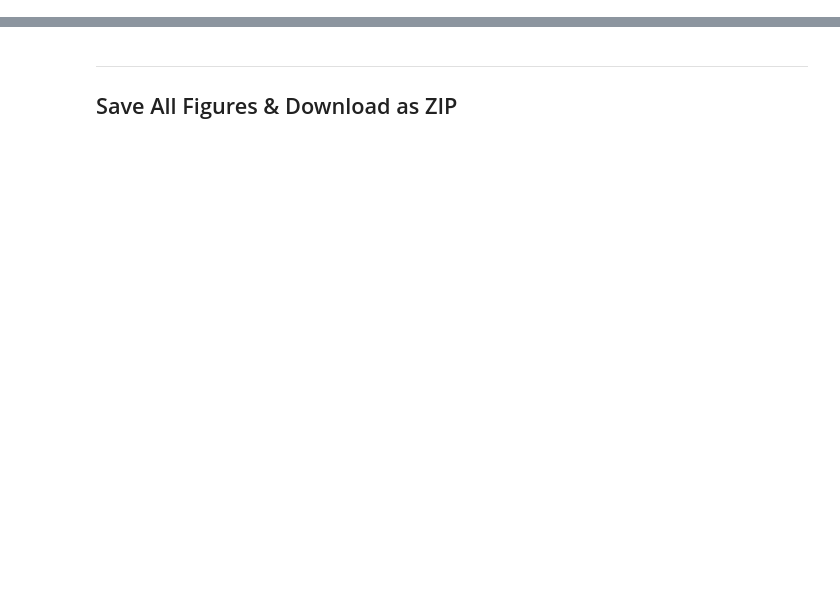
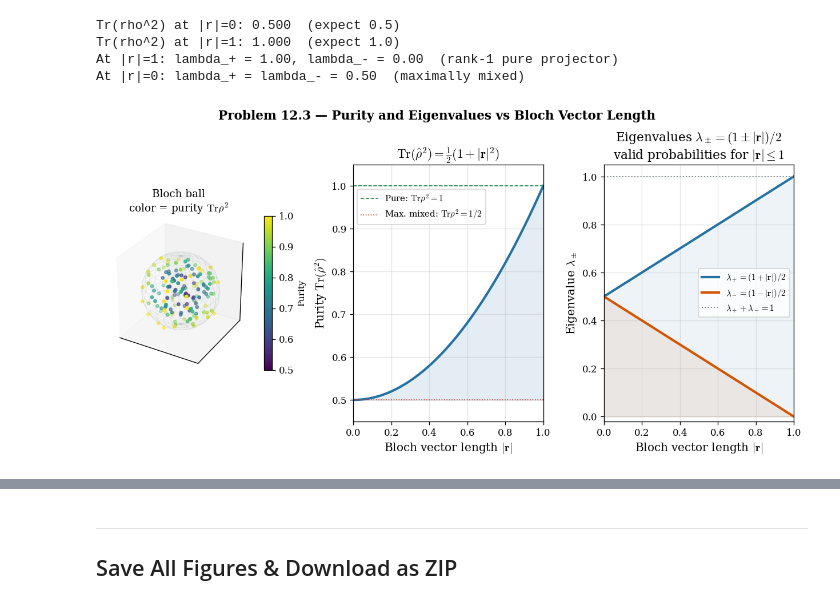
Before and after one commit to SeoulTechPSE/introduction_to_quantum_mechanics, a Jupyter notebook: ch12_visualizations.ipynb, the cells around one changed output, grey strips where cells are left out. Drawn from its saved outputs; the diff is of its cells as text; code cells hidden in the pictures; blank space fills up the shorter version.

```diff
--- a/ch12_visualizations.ipynb
+++ b/ch12_visualizations.ipynb
@@ -299,0 +100,70 @@ Purity formula check:
+# %%
+
+# Problem 12.3: Purity Tr(rho^2) = (1+|r|^2)/2 and eigenvalues (1+-|r|)/2
+
+fig = plt.figure(figsize=(13, 5.0))
+plt.subplots_adjust(top=0.86, wspace=0.32)
+
+# Left: 3D Bloch ball with sample points colored by purity
+ax = fig.add_subplot(1, 3, 1, projection='3d')
+u, v = np.mgrid[0:2*np.pi:30j, 0:np.pi:15j]
+xs, ys, zs = np.cos(u)*np.sin(v), np.sin(u)*np.sin(v), np.cos(v)
+ax.plot_wireframe(xs, ys, zs, color=GRAY, alpha=0.15, linewidth=0.4)
+
+np.random.seed(3)
+n_pts = 400
+pts = (np.random.rand(n_pts,3)-0.5)*2.4
+r_norm = np.linalg.norm(pts, axis=1)
+mask = r_norm <= 1.05
+pts, r_norm = pts[mask], r_norm[mask]
+purity = 0.5*(1+r_norm**2)
+sc = ax.scatter(pts[:,0],pts[:,1],pts[:,2], c=purity, cmap='viridis', s=10, vmin=0.5, vmax=1.0)
+ax.set_title('Bloch ball\ncolor = purity $\\mathrm{Tr}\\rho^2$', fontsize=11)
+ax.set_xticks([]); ax.set_yticks([]); ax.set_zticks([])
+ax.set_box_aspect([1,1,1])
+cb = fig.colorbar(sc, ax=ax, shrink=0.6, pad=0.05)
+cb.set_label('Purity', fontsize=9)
+
+# Middle: Tr(rho^2) vs |r|
+ax2 = fig.add_subplot(1, 3, 2)
+r_arr = np.linspace(0, 1, 200)
+purity_arr = 0.5*(1+r_arr**2)
+ax2.plot(r_arr, purity_arr, color=BLUE, lw=2.5)
+ax2.axhline(1.0, color=GREEN, ls='--', lw=1, label='Pure: $\\mathrm{Tr}\\rho^2=1$')
+ax2.axhline(0.5, color=RED, ls=':', lw=1, label='Max. mixed: $\\mathrm{Tr}\\rho^2=1/2$')
+ax2.fill_between(r_arr, 0.5, purity_arr, alpha=0.12, color=BLUE)
+ax2.set_xlabel(r'Bloch vector length $|\mathbf{r}|$')
+ax2.set_ylabel(r'Purity $\mathrm{Tr}(\hat\rho^2)$')
+ax2.set_title(r'$\mathrm{Tr}(\hat\rho^2)=\frac{1}{2}(1+|\mathbf{r}|^2)$')
+ax2.legend(fontsize=9, bbox_to_anchor=(0.72,0.92)); ax2.grid(True, alpha=0.3)
+ax2.set_xlim(0,1); ax2.set_ylim(0.45,1.05)
+print(f"Tr(rho^2) at |r|=0: {0.5*(1+0**2):.3f}  (expect 0.5)")
+print(f"Tr(rho^2) at |r|=1: {0.5*(1+1**2):.3f}  (expect 1.0)")
+
+# Right: eigenvalues lambda_+/- vs |r|
+ax3 = fig.add_subplot(1, 3, 3)
+lam_p = (1+r_arr)/2
+lam_m = (1-r_arr)/2
+ax3.plot(r_arr, lam_p, color=BLUE,  lw=2.5, label=r'$\lambda_+=(1+|\mathbf{r}|)/2$')
+ax3.plot(r_arr, lam_m, color=ORG,   lw=2.5, label=r'$\lambda_-=(1-|\mathbf{r}|)/2$')
+ax3.plot(r_arr, lam_p+lam_m, color=GRAY, lw=1.2, ls=':', label=r'$\lambda_++\lambda_-=1$')
+ax3.fill_between(r_arr, 0, lam_p, alpha=0.08, color=BLUE)
+ax3.fill_between(r_arr, 0, lam_m, alpha=0.08, color=ORG)
+ax3.set_xlabel(r'Bloch vector length $|\mathbf{r}|$')
+ax3.set_ylabel(r'Eigenvalue $\lambda_\pm$')
+ax3.set_title(r'Eigenvalues $\lambda_\pm=(1\pm|\mathbf{r}|)/2$' + '\n'
+              'valid probabilities for $|\\mathbf{r}|\\leq1$')
+ax3.legend(fontsize=9); ax3.grid(True, alpha=0.3)
+ax3.set_xlim(0,1); ax3.set_ylim(-0.02,1.05)
+print(f"At |r|=1: lambda_+ = {(1+1)/2:.2f}, lambda_- = {(1-1)/2:.2f}  (rank-1 pure projector)")
+print(f"At |r|=0: lambda_+ = lambda_- = {(1+0)/2:.2f}  (maximally mixed)")
+
+plt.suptitle('Problem 12.3 — Purity and Eigenvalues vs Bloch Vector Length',
+              fontsize=13, fontweight='bold', y=1.02)
+figures.append((fig, 'fig_12_3.png')); plt.show()
+# %% [output]
+Tr(rho^2) at |r|=0: 0.500  (expect 0.5)
+Tr(rho^2) at |r|=1: 1.000  (expect 1.0)
+At |r|=1: lambda_+ = 1.00, lambda_- = 0.00  (rank-1 pure projector)
+At |r|=0: lambda_+ = lambda_- = 0.50  (maximally mixed)
+[figure, added]
```
Also changed, not shown: parts of 12 cells of this notebook.
